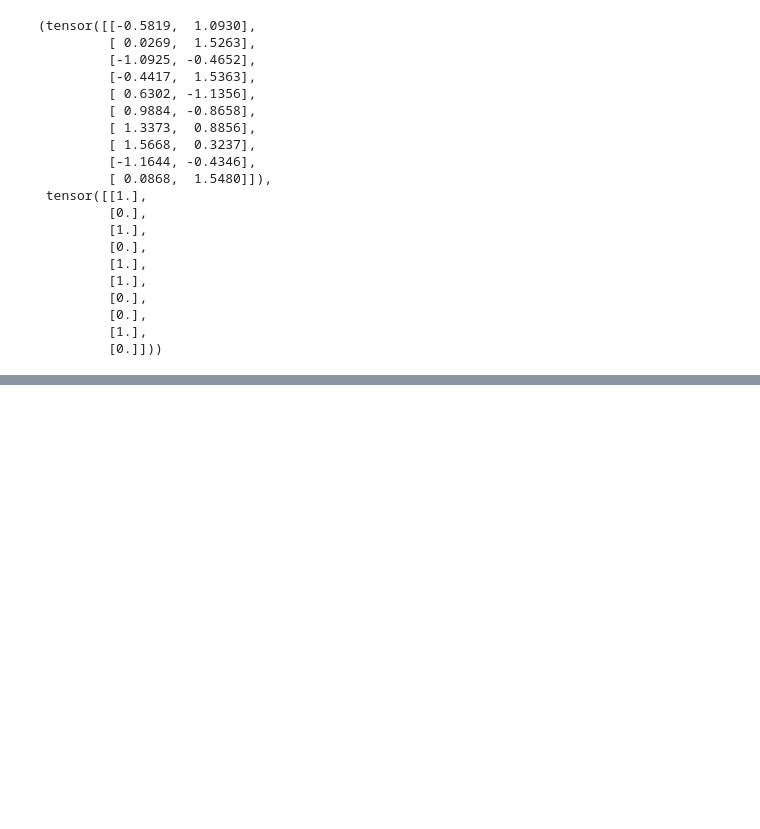
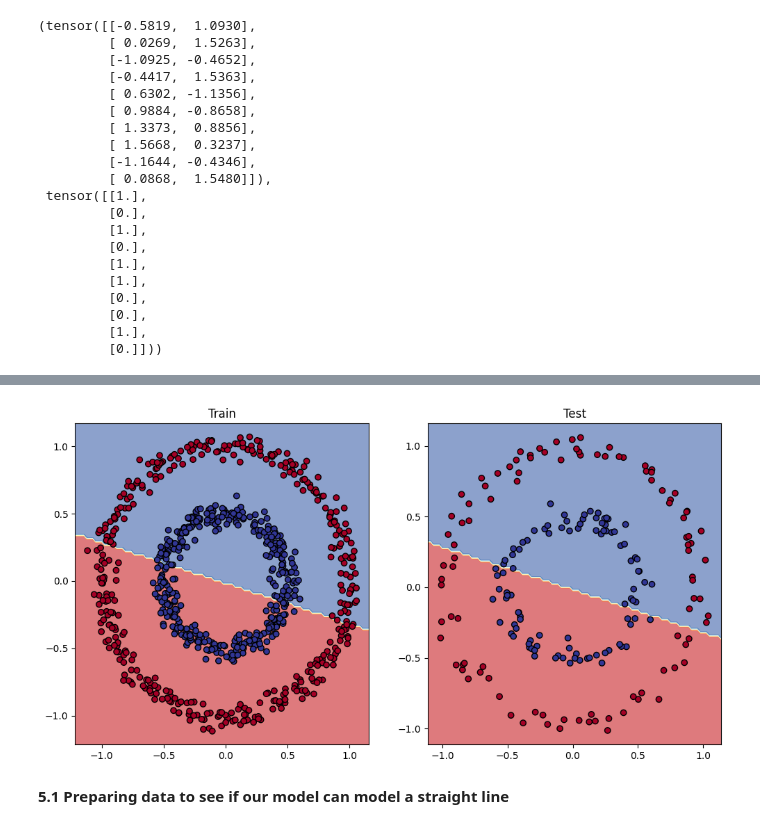
Before and after one commit to sara-javed/Pytorch-week4, a Jupyter notebook: 02_Pytorch_classification_video.ipynb, the cells around one changed output, grey strips where cells are left out. Cells and saved outputs as stored; diff of their text form; code cells hidden in the pictures; blank space fills up the shorter version.

```diff
--- a/02_Pytorch_classification_video.ipynb
+++ b/02_Pytorch_classification_video.ipynb
@@ -346,0 +593,14 @@ X_test[:10], y_test[:10]
+# %%
+import requests
+from pathlib import Path
+
+# Download helper functions from Learn PyTorch repo (if not already downloaded)
+if Path("helper_functions.py").is_file():
+  print("helper_functions.py already exists, skipping download")
+else:
+  print("Downloading helper_functions.py")
+  request = requests.get("https://raw.githubusercontent.com/mrdbourke/pytorch-deep-learning/main/helper_functions.py")
+  with open("helper_functions.py", "wb") as f:
+    f.write(request.content)
+
+from helper_functions import plot_predictions, plot_decision_boundary
@@ -346,0 +743,19 @@ X_test[:10], y_test[:10]
+# %%
+class CircleModelV1(nn.Module):
+    def __init__(self):
+        super().__init__()
+        self.layer_1 = nn.Linear(in_features=2, out_features=10)
+        self.layer_2 = nn.Linear(in_features=10, out_features=10) # extra layer
+        self.layer_3 = nn.Linear(in_features=10, out_features=1)
+
+    def forward(self, x): # note: always make sure forward is spelt correctly!
+        # Creating a model like this is the same as below, though below
+        # generally benefits from speedups where possible.
+        # z = self.layer_1(x)
+        # z = self.layer_2(z)
+        # z = self.layer_3(z)
+        # return z
+        return self.layer_3(self.layer_2(self.layer_1(x)))
+
+model_1 = CircleModelV1().to(device)
+model_1
@@ -346,0 +827,13 @@ X_test[:10], y_test[:10]
+# %%
+# Plot decision boundaries for training and test sets
+plt.figure(figsize=(12, 6))
+plt.subplot(1, 2, 1)
+plt.title("Train")
+plot_decision_boundary(model_1, X_train, y_train)
+plt.subplot(1, 2, 2)
+plt.title("Test")
+plot_decision_boundary(model_1, X_test, y_test)
+# %% [output]
+[figure, added]
+# %% [markdown]
+**5.1 Preparing data to see if our model can model a straight line**
```
Also changed, not shown: parts of 34 cells of this notebook.
